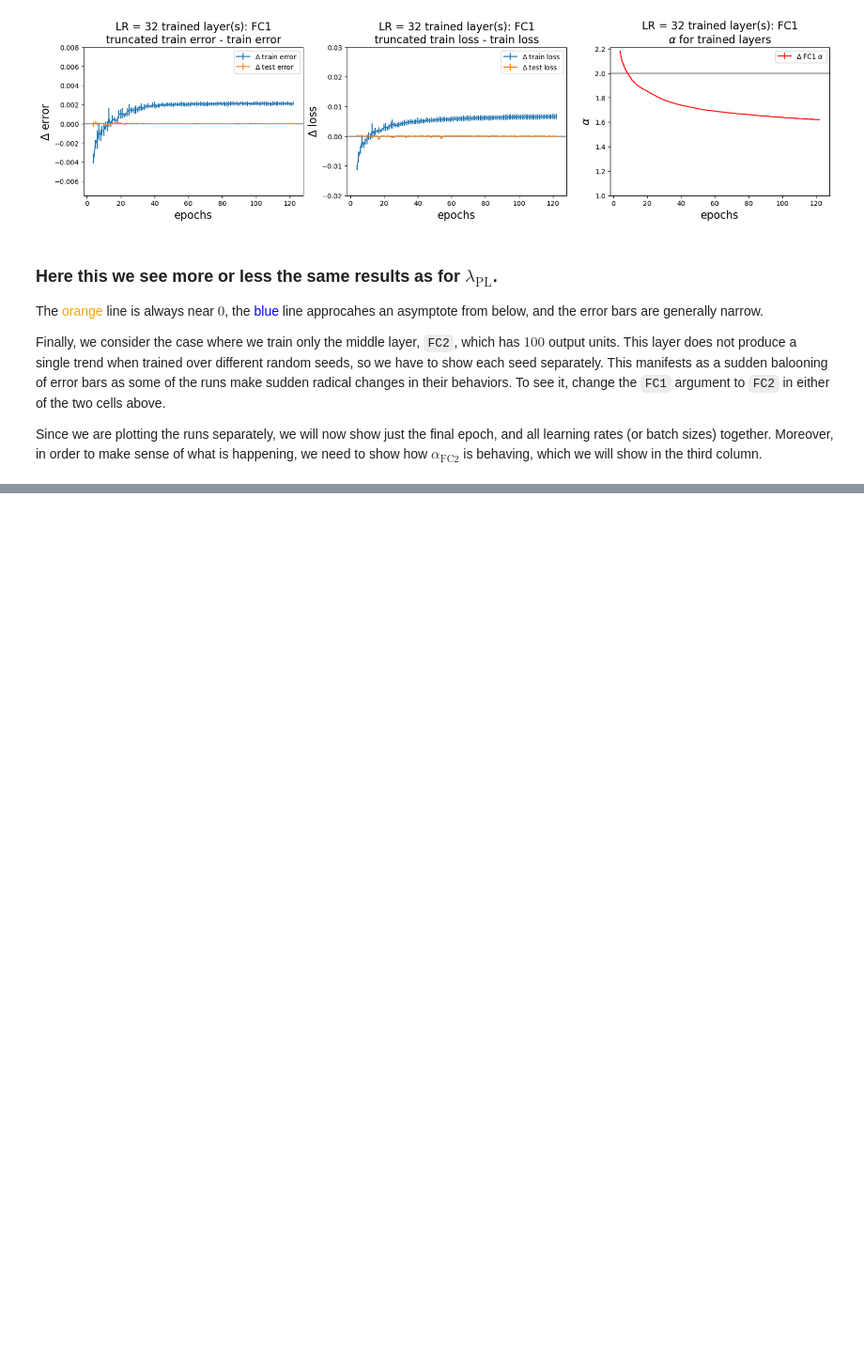
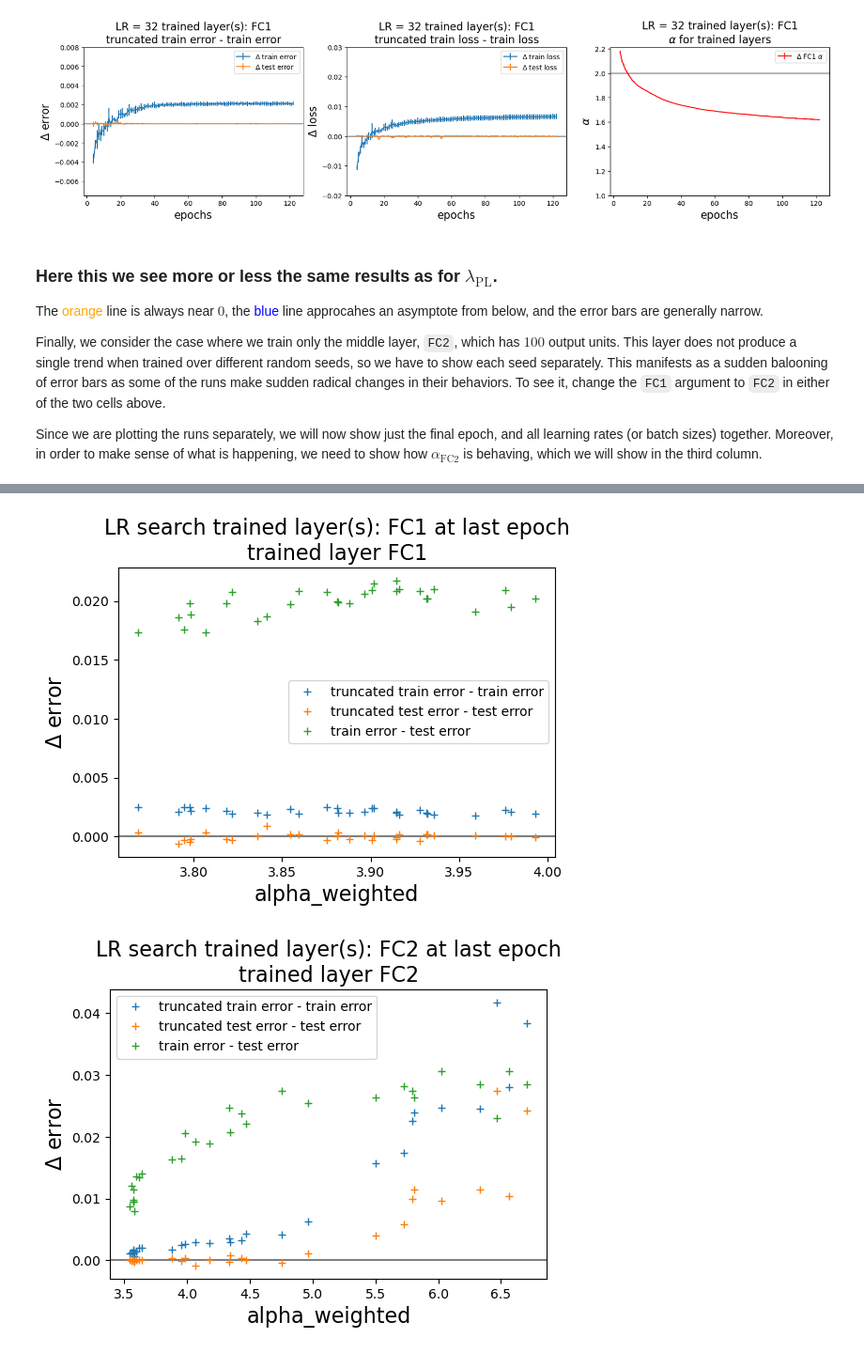
Before and after one commit to charlesmartin14/SETOL_experiments, a Jupyter notebook: notebooks/WW_MLP3_Analysis_Effective_Correlation_Space.ipynb, the cells around one changed output, grey strips where cells are left out. Shown at 94% size. Drawn from its saved outputs; the diff is of its cells as text; code cells hidden in the pictures; blank space fills up the shorter version.

```diff
--- a/notebooks/WW_MLP3_Analysis_Effective_Correlation_Space.ipynb
+++ b/notebooks/WW_MLP3_Analysis_Effective_Correlation_Space.ipynb
@@ -168,0 +204,12 @@ for run in range(5):
+# %%
+from plot_utils import plot_truncated_errors_by_metric
+
+DS = "MNIST"
+search_param = "LR"
+XMIN=True
+
+plot_truncated_errors_by_metric(DS, "FC1", search_param, range(6), range(5), [0], "alpha_weighted", XMIN=XMIN)
+plot_truncated_errors_by_metric(DS, "FC2", search_param, range(6), range(5), [1], "alpha_weighted", XMIN=XMIN)
+# %% [output]
+[figure, added]
+[figure, added]
```
Also changed, not shown: parts of 8 cells of this notebook.
